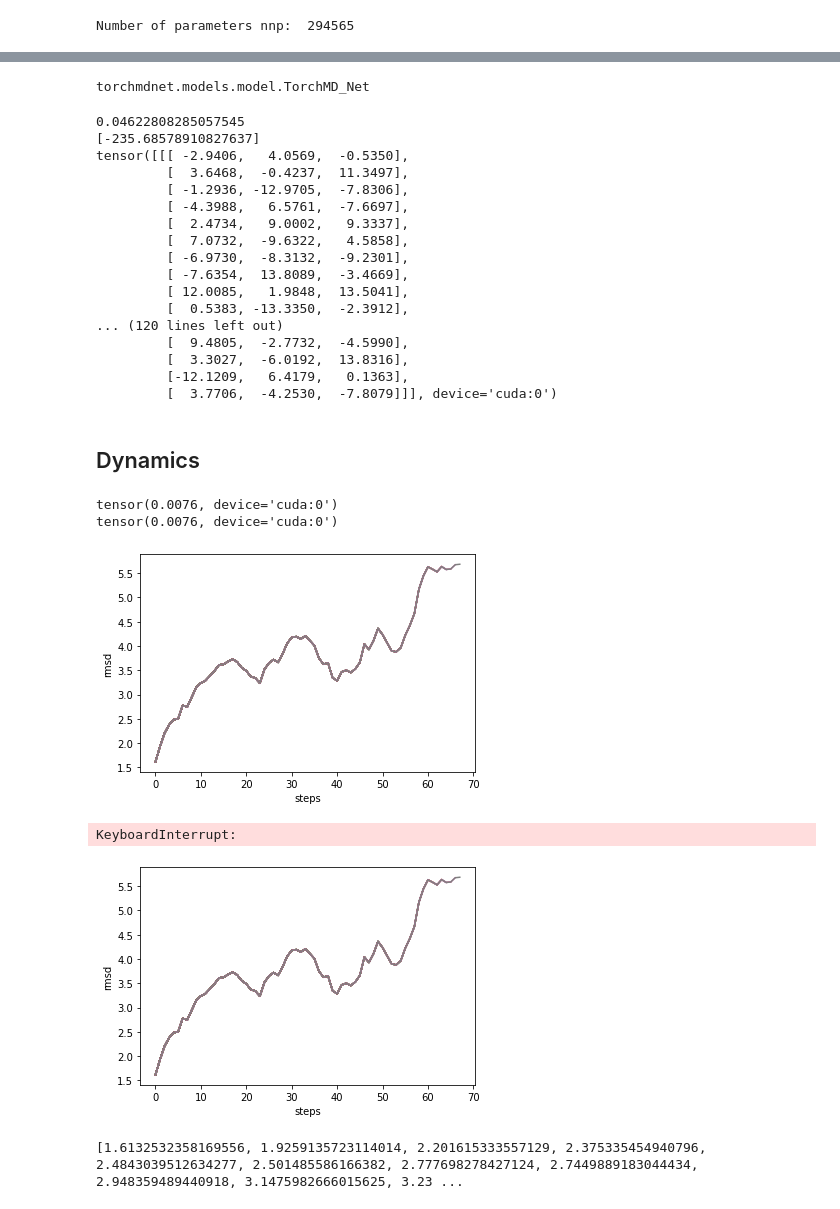
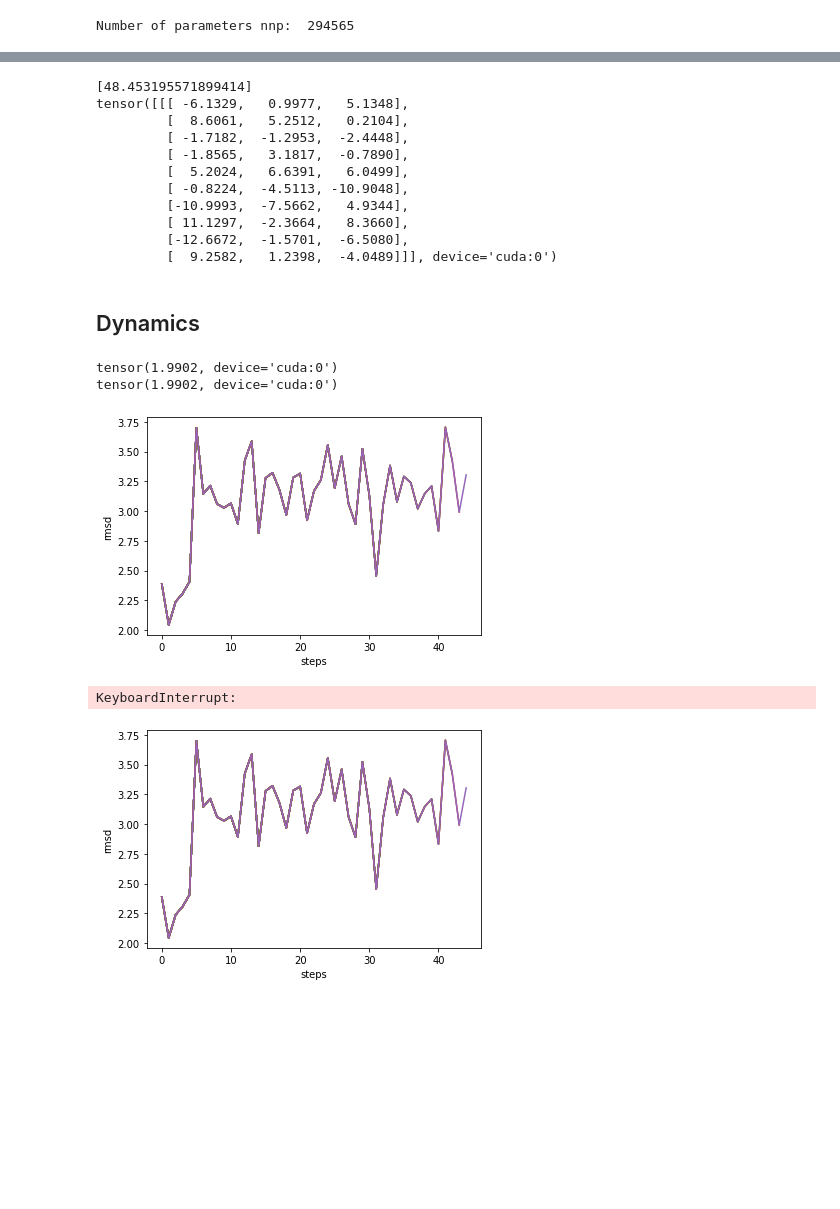
Before and after one commit to compsciencelab/torchmd-exp, a Jupyter notebook: scripts/utils/test_sim.ipynb, the cells around one changed output, grey strips where cells are left out. Drawn from its saved outputs; the diff is of its cells as text; code cells hidden in the pictures; blank space fills up the shorter version.

Commit message:
train

```diff
--- a/scripts/utils/test_sim.ipynb
+++ b/scripts/utils/test_sim.ipynb
@@ -29,15 +38,15 @@ ref_mol.read(ref_psf)
 # %%
 #mol.read(ref_xtc)
 # %%
-mol = Molecule('/shared/carles/repo/torchmd-exp/data/villin/villin_ca_top_dih.psf')
-mol.read('/shared/carles/repo/torchmd-exp/data/villin/villin_kcenters_8clusters_coords.xtc')
-ref_mol = Molecule('/shared/carles/repo/torchmd-exp/data/villin/villin_ca.pdb')
+mol = Molecule('/shared/carles/repo/torchmd-exp/data/cln/cln_ca_top_dih.psf')
+mol.read('/shared/carles/repo/torchmd-exp/data/cln/cln_kcenters_8clusters_coords.xtc')
+ref_mol = Molecule('/shared/carles/repo/torchmd-exp/data/cln/cln_ca.pdb')
 # %%
 # Compute starting coords
 #[mol.dropFrames(1) for _ in range(32)]
 
-#mol.coords = np.expand_dims(mol.coords[:, : , ], axis=-1)
-#mol.box = np.expand_dims(mol.box[:, 0], axis=-1)
+mol.coords = np.expand_dims(mol.coords[:, : , 1], axis=-1)
+mol.box = np.expand_dims(mol.box[:, 0], axis=-1)
 
 
 native_coords = get_native_coords(ref_mol, device)
@@ -105,15 +100,8 @@ tensor([[15,  1,  6,  1, 20,  3, 19,  6, 21,  5, 14,  9,  2,  5,  2,  1, 14, 12,
 # %%
 externalmodule = importlib.import_module('torchmdnet.calculators')
-nnp = '/shared/carles/repo/torchmd-exp/scripts/trainings/tests/test_cath/cath_1jfk/'
-nnp += 'epoch=442-train_loss=0.6299-val_loss=0.9083.ckpt'
-embeddings = torch.tensor([15,  1,  6,  1, 20,  3, 19,  6, 21,  5, 14,  9,  2,  5,  2,  1, 14, 12,
-          4,  6,  6, 14, 19,  1,  3, 14, 12, 19, 19, 18,  1, 21, 19,  9,  6, 10,
-         20, 20, 10, 20, 21,  3, 19, 12, 21,  5,  1,  5,  2,  9,  2,  6, 21,  5,
-         10,  9,  6,  3,  1, 19,  3,  4,  2, 12, 21, 10,  2, 10,  5, 20, 12,  5,
-          5, 19, 21,  2, 20, 19, 14, 20,  4, 19, 20, 15,  5, 14,  5,  2,  5,  2,
-         19, 20, 13, 19,  6,  6, 14, 13, 12,  3,  3, 19, 19, 11,  2, 21,  6, 19,
-         14,  1,  6, 10, 14, 15, 19,  1,  5,  1,  9,  2,  5,  2,  4, 21, 13, 20,
-          6,  6,  3, 20,  6,  3, 12, 20]).repeat(1, 1)
+nnp = '/shared/carles/torchmd-exp/scripts/trainings/tests/test_crystals/crystals_16_levels/dih_general_tm_09_cutoff_24/'
+nnp += 'epoch=683-train_loss=0.4471-val_loss=0.9037.ckpt'
+embeddings = torch.tensor([ 4,  4,  5,  8,  6, 13,  2, 13,  7,  4]).repeat(1, 1)
 external = externalmodule.External(nnp, embeddings, device)
 # %%
 print('Number of parameters nnp: ', sum(p.numel() for p in external.model.parameters() if p.requires_grad))
@@ -146,7 +110,3 @@ tensor([0, 0, 0, 0, 0, 0, 0, 0, 0, 0, 0, 0, 0, 0, 0, 0, 0, 0, 0, 0, 0, 0, 0, 0,
-# %%
-type(external.model)
-# %% [output]
-torchmdnet.models.model.TorchMD_Net
 # %%
 from torchmd.forces import Forces
 #external=None
@@ -154,31 +114,21 @@ forces = Forces(parameters,terms=['bonds', 'repulsioncg', 'dihedrals'], cutoff=9
                 external=external, exclusions = ('bonds')
                )
 # Evaluate current energy and forces. Forces are modified in-place
-import time
-s = time.perf_counter()
 Epot = forces.compute(system.pos, system.box, system.forces, returnDetails=False)
-e = time.perf_counter()
-print(e-s)
 print(Epot)
 print(system.forces)
 # %% [output]
-0.04622808285057545
-[-235.68578910827637]
-tensor([[[ -2.9406,   4.0569,  -0.5350],
-         [  3.6468,  -0.4237,  11.3497],
-         [ -1.2936, -12.9705,  -7.8306],
-         [ -4.3988,   6.5761,  -7.6697],
-         [  2.4734,   9.0002,   9.3337],
-         [  7.0732,  -9.6322,   4.5858],
-         [ -6.9730,  -8.3132,  -9.2301],
-         [ -7.6354,  13.8089,  -3.4669],
-         [ 12.0085,   1.9848,  13.5041],
-         [  0.5383, -13.3350,  -2.3912],
-... (120 lines left out)
-         [  9.4805,  -2.7732,  -4.5990],
-         [  3.3027,  -6.0192,  13.8316],
-         [-12.1209,   6.4179,   0.1363],
-         [  3.7706,  -4.2530,  -7.8079]]], device='cuda:0')
+[48.453195571899414]
+tensor([[[ -6.1329,   0.9977,   5.1348],
+         [  8.6061,   5.2512,   0.2104],
+         [ -1.7182,  -1.2953,  -2.4448],
+         [ -1.8565,   3.1817,  -0.7890],
+         [  5.2024,   6.6391,   6.0499],
+         [ -0.8224,  -4.5113, -10.9048],
+         [-10.9993,  -7.5662,   4.9344],
+         [ 11.1297,  -2.3664,   8.3660],
+         [-12.6672,  -1.5701,  -6.5080],
+         [  9.2582,   1.2398,  -4.0489]]], device='cuda:0')
 # %% [markdown]
 ## Dynamics
 # %%
@@ -198,8 +148,8 @@ print(rmsd(system.pos, native_coords))
 #minimize_bfgs(system, forces, steps=500)  # Minimize the system
 print(rmsd(system.pos, native_coords))
 # %% [output]
-tensor(0.0076, device='cuda:0')
-tensor(0.0076, device='cuda:0')
+tensor(1.9902, device='cuda:0')
+tensor(1.9902, device='cuda:0')
 # %%
 from tqdm import tqdm
 import numpy as np
@@ -207,39 +157,38 @@ import numpy as np
 import time
 import pylab as pl
 from IPython import display
 
 FS2NS = 1E-6 # Femtosecond to nanosecond conversion
 
 steps = 100000
 output_period = 100
 save_period = 10
 traj = []
 
 trajectoryout = "mytrajectory.npy"
 
 iterator = tqdm(range(1, int(steps / output_period) + 1))
 Epot = forces.compute(system.pos, system.box, system.forces)
 rmsds = []
 Ep = []
+Et = []
 tm_scores = []
 for i in iterator:
     Ekin, Epot, T = integrator.step(niter=output_period)
     rmsds.append(rmsd(system.pos, native_coords).item())
     tm_scores.append(tm_score(system.pos, native_coords).item())
     Ep.append(Epot)
-
+    Et.append(Ekin + Epot)
     pl.plot(rmsds)
     pl.xlabel('steps')
     pl.ylabel('rmsd')
 
     display.clear_output(wait=True)
     display.display(pl.gcf())
 # %% [output]
-[figure, old version]
+[figure, new version]
 KeyboardInterrupt:
-[figure, old version]
+[figure, new version]
 # %%
-print(rmsds)
+#print(rmsds)
-# %% [output]
-[1.6132532358169556, 1.9259135723114014, 2.201615333557129, 2.375335454940796, 2.4843039512634277, 2.501485586166382, 2.777698278427124, 2.7449889183044434, 2.948359489440918, 3.1475982666015625, 3.23 ...
 # %%
```
Also changed, not shown: parts of 15 cells of this notebook, 9 other files.
